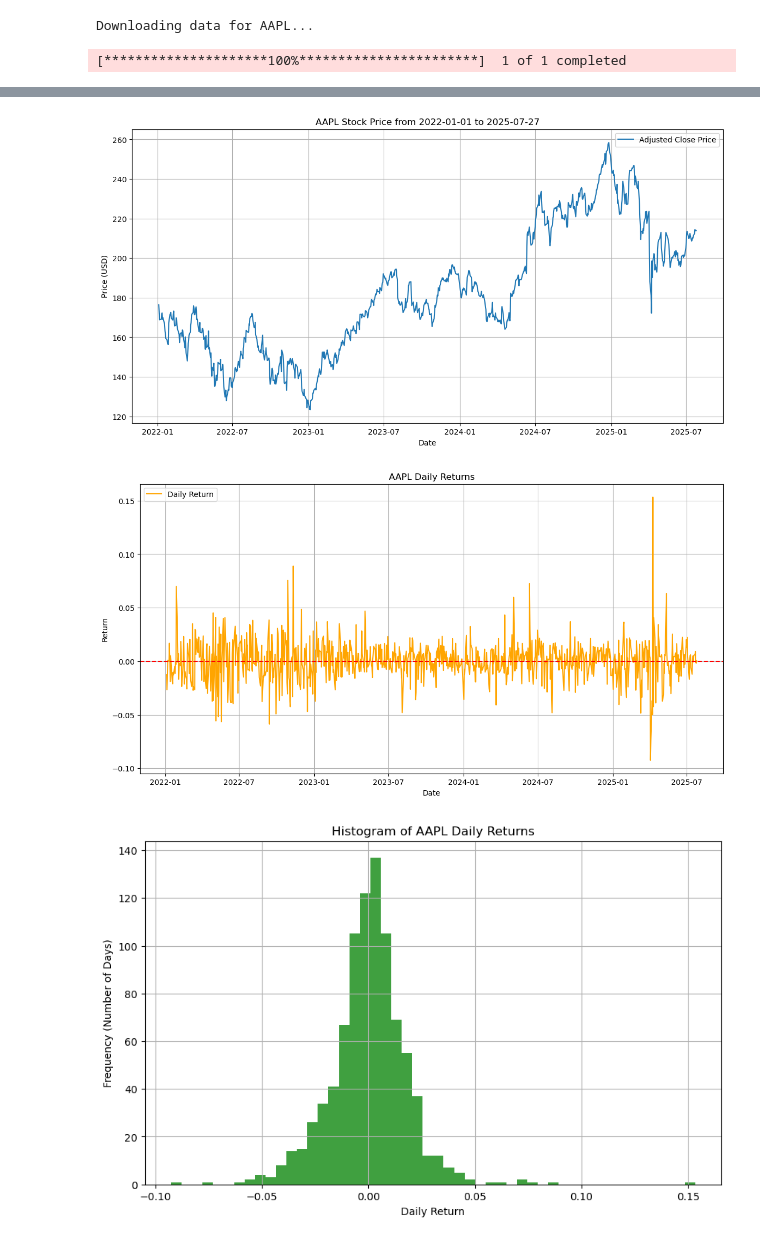
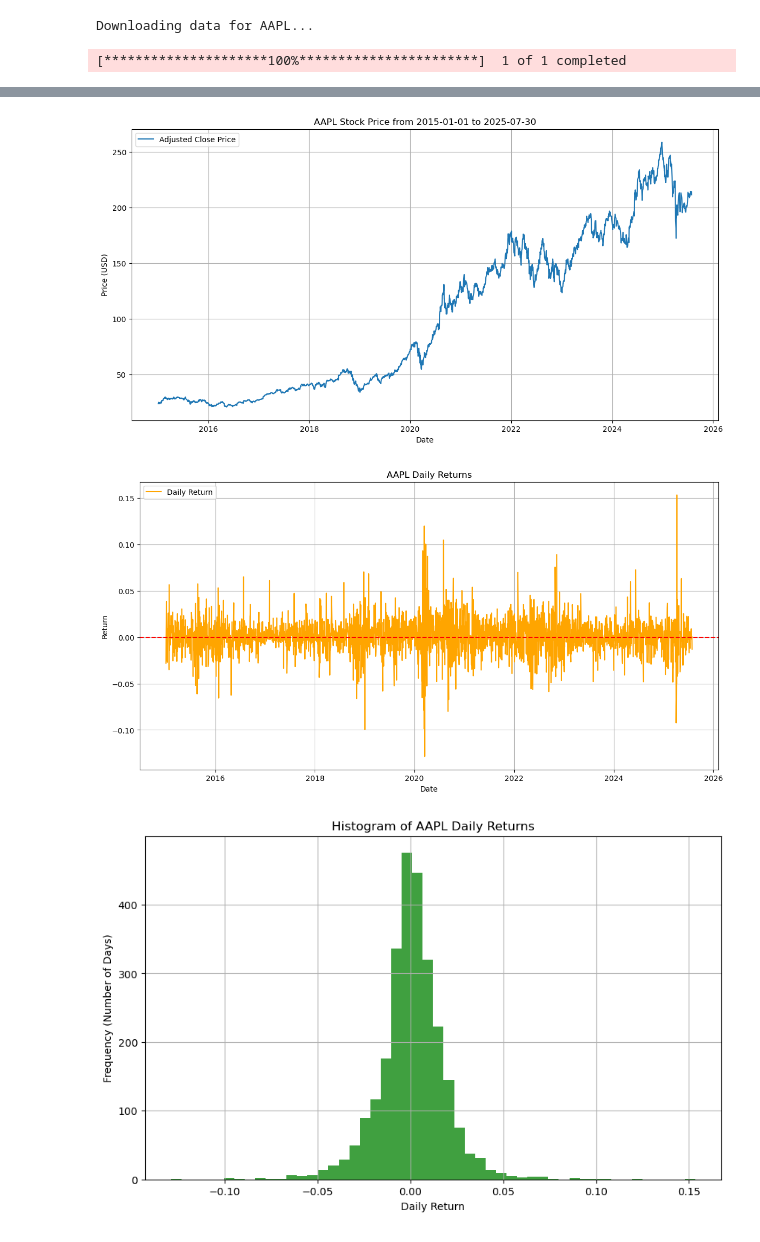
Before and after one commit to Subkash2206/PriceProphet, a Jupyter notebook: notebooks/StockReturnAnalysis.ipynb, the cells around one changed output, grey strips where cells are left out. Cells and saved outputs as stored; diff of their text form; code cells hidden in the pictures.

```diff
--- a/notebooks/StockReturnAnalysis.ipynb
+++ b/notebooks/StockReturnAnalysis.ipynb
@@ -37,9 +37,7 @@ def analyze_stock(ticker, start_date, end_date):
         end_date (str): The end date for the data in 'YYYY-MM-DD' format.
     """
     try:
-        # --- 1. Download Stock Data (Gathering the Evidence) ---
-        # We tell yfinance to download the historical data for our chosen stock
-        # and date range.
+        #download stock data
         print(f"Downloading data for {ticker}...")
         stock_data = yf.download(ticker, start=start_date, end=end_date)
 
@@ -50,45 +48,37 @@ def analyze_stock(ticker, start_date, end_date):
         print(f"Successfully downloaded data.")
         print("-" * 30)
 
-        # --- 2. Calculate Daily Returns (Analyzing the Evidence) ---
-        # The daily return is the percentage change in price from one day to the next.
-        # .pct_change() is a shortcut to do this calculation: (today - yesterday) / yesterday.
-        # We use 'Close' because it's adjusted for dividends and stock splits.
+       #calculate daily returns
         stock_data['Daily_Return'] = stock_data['Close'].pct_change()
 
-        # The first row will have no return value because there's no previous day,
-        # so we remove it to keep our data clean.
         stock_data = stock_data.dropna()
 
         print("Data with Daily Returns calculated:")
         print(stock_data.head())
         print("-" * 30)
 
-        # --- 3. Visualize the Results (Creating the Detective Report) ---
-        # Now we create our charts to tell the story of the stock.
-
-        # Chart 1: The stock's price journey over time.
-        plt.figure(figsize=(14, 7)) # Set the size of our plot window
+       #visualisation of the results
+        plt.figure(figsize=(14, 7))
         plt.plot(stock_data['Close'], label='Adjusted Close Price')
         plt.title(f'{ticker} Stock Price from {start_date} to {end_date}')
         plt.xlabel('Date')
         plt.ylabel('Price (USD)')
         plt.legend()
         plt.grid(True)
-        plt.show() # Display the plot
+        plt.show()
 
-        # Chart 2: The daily rollercoaster ride (volatility).
+        #Volatility
         plt.figure(figsize=(14, 7))
         plt.plot(stock_data['Daily_Return'], label='Daily Return', color='orange')
         plt.title(f'{ticker} Daily Returns')
         plt.xlabel('Date')
         plt.ylabel('Return')
-        plt.axhline(y=0, color='r', linestyle='--') # Add a zero line for reference
+        plt.axhline(y=0, color='r', linestyle='--')
         plt.legend()
         plt.grid(True)
         plt.show()
 
-        # Chart 3: The stock's personality (distribution of returns).
+        #distribution of the returns
         plt.figure(figsize=(10, 6))
         plt.hist(stock_data['Daily_Return'], bins=50, alpha=0.75, color='green')
         plt.title(f'Histogram of {ticker} Daily Returns')
@@ -100,12 +90,11 @@ def analyze_stock(ticker, start_date, end_date):
     except Exception as e:
         print(f"An error occurred: {e}")
 
-# --- Main execution ---
-# This is where the script starts.
+
 if __name__ == "__main__":
     # You can change these parameters to analyze different stocks or time periods
     stock_ticker = 'AAPL' # Apple Inc.
-    start = '2022-01-01'
+    start = '2015-01-01'
     end = date.today()
 
     analyze_stock(stock_ticker, start, end)
@@ -131,7 +115,7 @@ Date
 ------------------------------
-[figure, old version]
+[figure, new version]
-[figure, old version]
+[figure, new version]
-[figure, old version]
+[figure, new version]
 # %%
 import yfinance as yf
 import math
```
Also changed, not shown: parts of 3 cells of this notebook, 1 other file.
